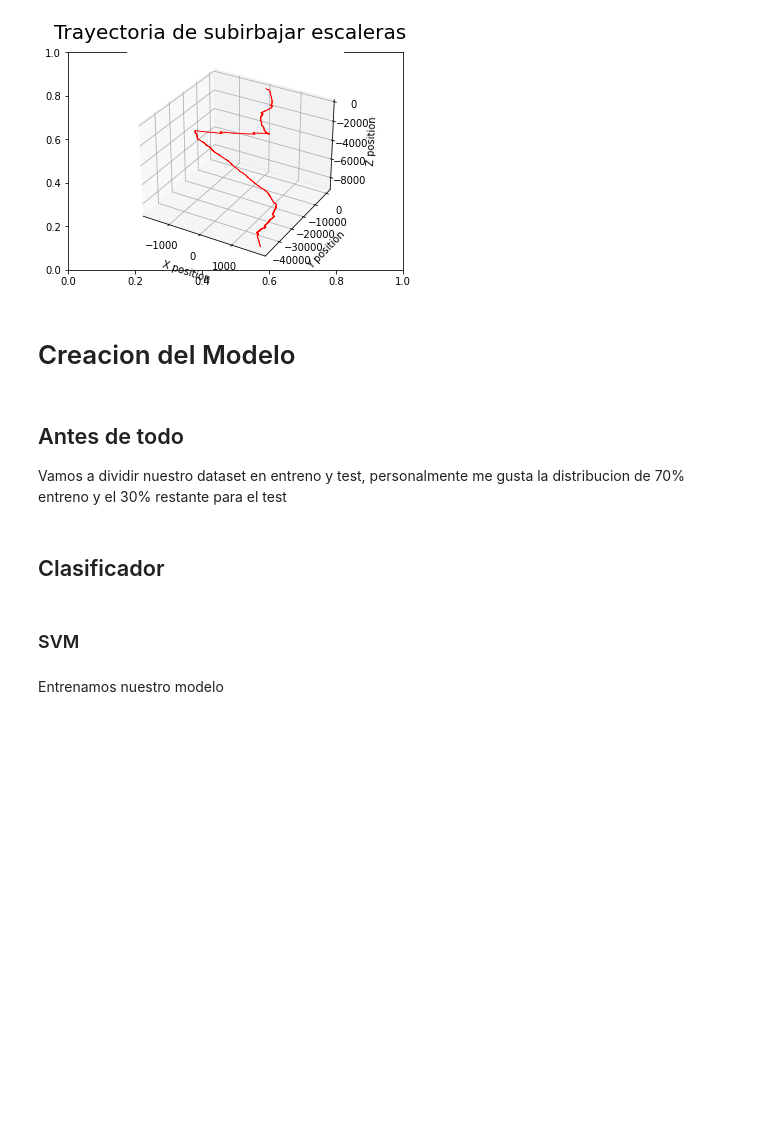
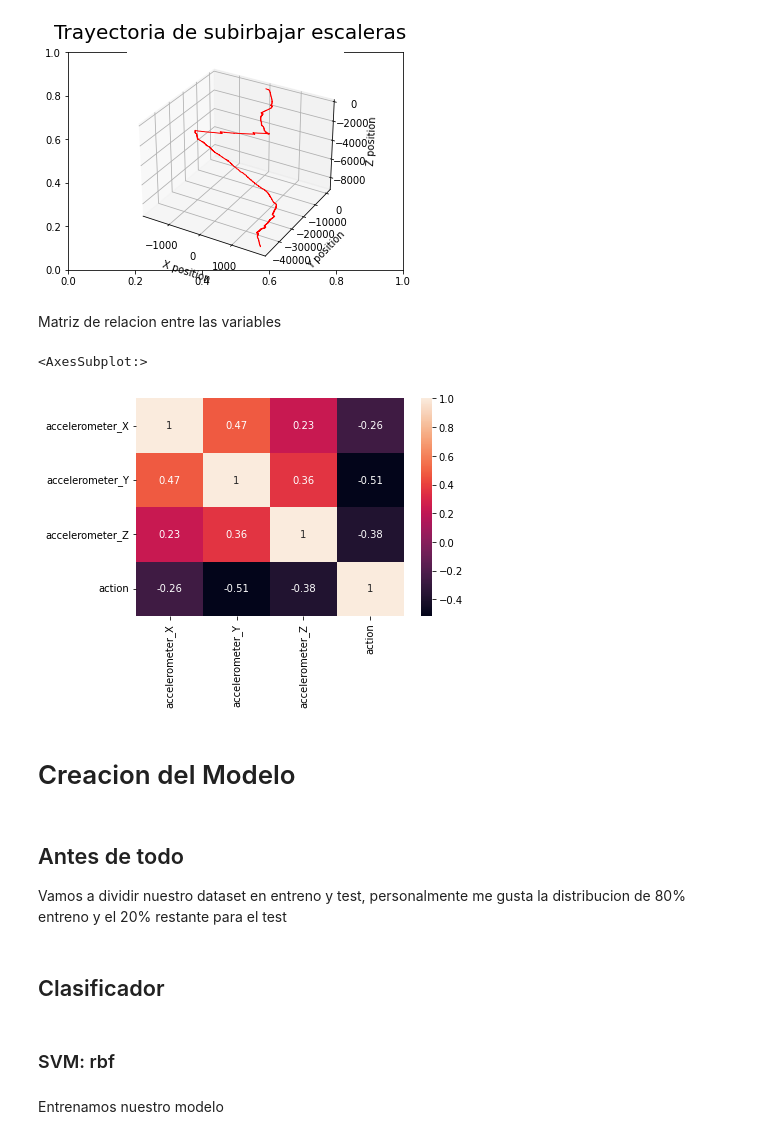
Before and after one commit to migueldemollet/Activity-Recognition, a Jupyter notebook: result.ipynb, the cells around one changed output. Saved outputs shown, nothing was run; the diff lists cells and outputs as text; code cells hidden in the pictures; blank space fills up the shorter version.

```diff
--- a/result.ipynb
+++ b/result.ipynb
@@ -180,11 +186,18 @@ x,y,z = select_actributs(df_stairs)
 plot_3d_trajectory(x, y, z, 'Trayectoria de subirbajar escaleras')
 # %% [output]
 [figure]
+# %% [markdown]
+Matriz de relacion entre las variables
+# %%
+sns.heatmap(df.corr(), annot=True)
+# %% [output]
+<AxesSubplot:>
+[figure, added]
 # %% [markdown]
 # Creacion del Modelo
 # %% [markdown]
 ## Antes de todo
-Vamos a dividir nuestro dataset en entreno y test, personalmente me gusta la distribucion de 70% entreno y el 30% restante para el test
+Vamos a dividir nuestro dataset en entreno y test, personalmente me gusta la distribucion de 80% entreno y el 20% restante para el test
 # %%
 X = df[['accelerometer_X', 'accelerometer_Y', 'accelerometer_Z']]
 Y = df['action']
@@ -192,7 +205,7 @@ X_train, X_test, y_train, y_test = train_test_split(X, Y, test_size=0.2, random_
 # %% [markdown]
 ## Clasificador
 # %% [markdown]
-### SVM
+### SVM: rbf
 # %% [markdown]
 Entrenamos nuestro modelo
 # %%
```
Also changed, not shown: parts of 23 cells of this notebook.
